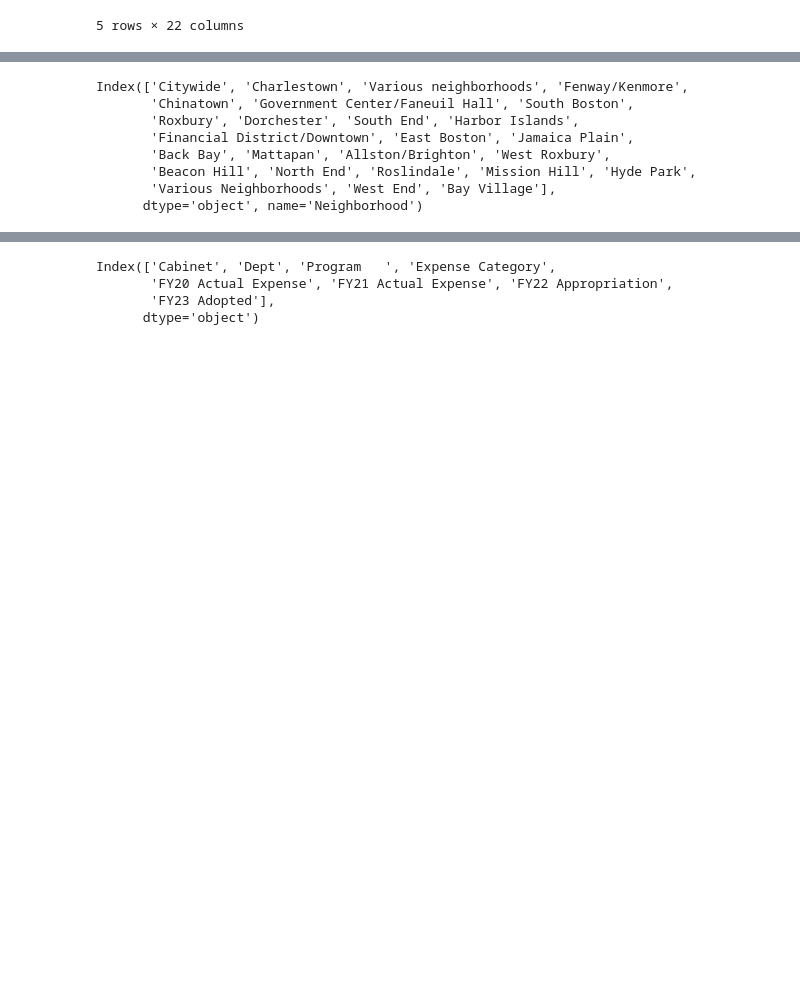
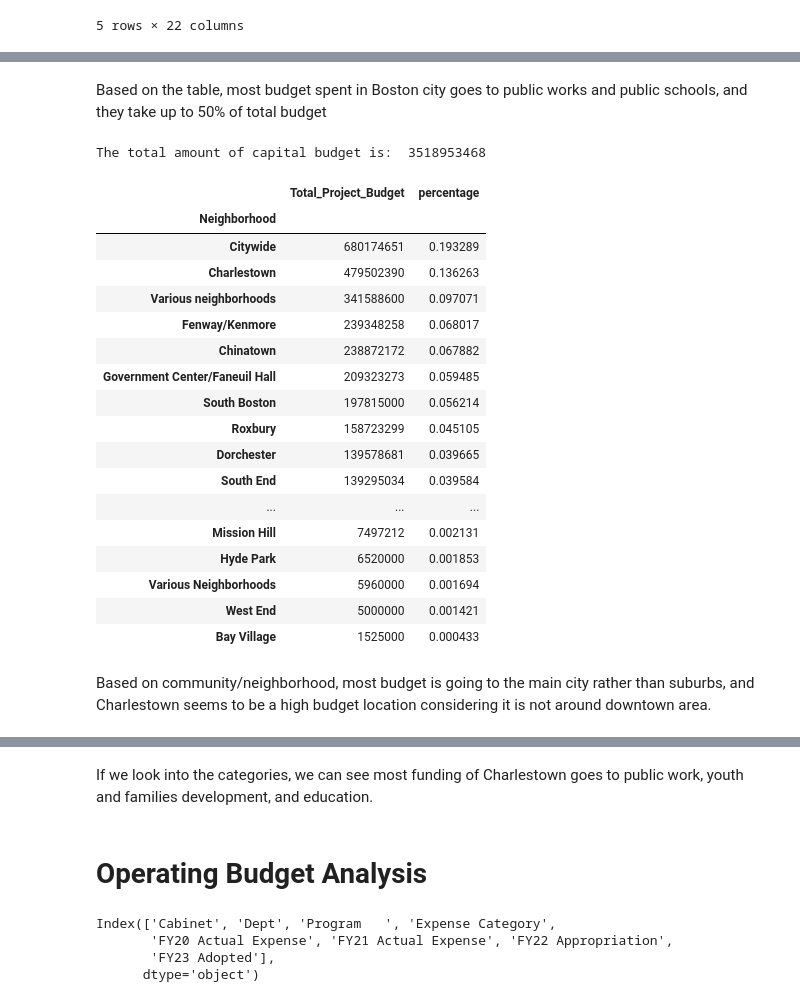
Before and after one commit to BU-Spark/ds-councilor-mejia-city-services, a Jupyter notebook: fall22-team-5/deliverables/deliverable1/capital/capital_budget.ipynb, the cells around one changed output, grey strips where cells are left out. Saved outputs shown, nothing was run; the diff lists cells and outputs as text; code cells hidden in the pictures; blank space fills up the shorter version.

```diff
--- a/fall22-team-5/deliverables/deliverable1/capital/capital_budget.ipynb
+++ b/fall22-team-5/deliverables/deliverable1/capital/capital_budget.ipynb
@@ -122,20 +80,37 @@ df_budget_per_group
+# %% [markdown]
+Based on the table, most budget spent in Boston city goes to public works and public schools, and they take up to 50% of total budget
 # %%
 # create a new dataframe by neighborhood
 df_budget_per_neighborhood = df[['Neighborhood', 'Total_Project_Budget']]
 # sum up the total capital budget for each neighborhood
 df_budget_per_neighborhood = df_budget_per_neighborhood.groupby('Neighborhood').sum(numeric_only=True)
 # sort the dataframe by Total_Project_Budget in descending order
 df_budget_per_neighborhood = df_budget_per_neighborhood.sort_values(by='Total_Project_Budget', ascending=False)
+# print the sum of Total_Project_Budget
+print('The total amount of capital budget is: ', df_budget_per_neighborhood['Total_Project_Budget'].sum())
+# add a new column to store the percentage of each row
+df_budget_per_neighborhood['percentage'] = df_budget_per_neighborhood['Total_Project_Budget']/df_budget_per_neighborhood['Total_Project_Budget'].sum()
 df_budget_per_neighborhood
 # %% [output]
-Index(['Citywide', 'Charlestown', 'Various neighborhoods', 'Fenway/Kenmore',
-       'Chinatown', 'Government Center/Faneuil Hall', 'South Boston',
-       'Roxbury', 'Dorchester', 'South End', 'Harbor Islands',
-       'Financial District/Downtown', 'East Boston', 'Jamaica Plain',
-       'Back Bay', 'Mattapan', 'Allston/Brighton', 'West Roxbury',
-       'Beacon Hill', 'North End', 'Roslindale', 'Mission Hill', 'Hyde Park',
-       'Various Neighborhoods', 'West End', 'Bay Village'],
-      dtype='object', name='Neighborhood')
+The total amount of capital budget is:  3518953468
+|  | Total_Project_Budget | percentage |
+| Neighborhood |  |  |
+| Citywide | 680174651 | 0.193289 |
+| Charlestown | 479502390 | 0.136263 |
+| Various neighborhoods | 341588600 | 0.097071 |
+| Fenway/Kenmore | 239348258 | 0.068017 |
+| Chinatown | 238872172 | 0.067882 |
+| Government Center/Faneuil Hall | 209323273 | 0.059485 |
+| South Boston | 197815000 | 0.056214 |
+| Roxbury | 158723299 | 0.045105 |
+| Dorchester | 139578681 | 0.039665 |
+| South End | 139295034 | 0.039584 |
+| ... | ... | ... |
+| Mission Hill | 7497212 | 0.002131 |
+| Hyde Park | 6520000 | 0.001853 |
+| Various Neighborhoods | 5960000 | 0.001694 |
+| West End | 5000000 | 0.001421 |
+| Bay Village | 1525000 | 0.000433 |
 # %%
 # create a Boston html map and put all hte df_budget_per_neighborhood as popups
 import folium
@@ -175,6 +150,8 @@ for lat, lng, neighborhood, total_project_budget in zip(latitudes, longitudes, n
 
 # save the map as HTML file
 boston_map.save('boston_map.html')
+# %% [markdown]
+Based on community/neighborhood, most budget is going to the main city rather than suburbs, and Charlestown seems to be a high budget location considering it is not around downtown area.
 # %%
 # create a new dataframe with columns as department and rows as neighborhoods, such that each cell contains the total capital budget for that department in that neighborhood
 df_budget_per_department_per_neighborhood = df[['Neighborhood', 'Department', 'Total_Project_Budget']]
@@ -255,6 +232,10 @@ for lat, lng, neighborhood in zip(latitudes, longitudes, neighborhoods):
 
 # save the map as HTML file
 boston_map.save('boston_map_1.html')
+# %% [markdown]
+If we look into the categories, we can see most funding of Charlestown goes to public work, youth and families development, and education.
+# %% [markdown]
+# Operating Budget Analysis
 # %%
 # read operating-budget.csv
 df_operating_budget = pd.read_csv('operating-budget.csv')
```
Also changed, not shown: parts of 16 cells of this notebook, 3 other files.
